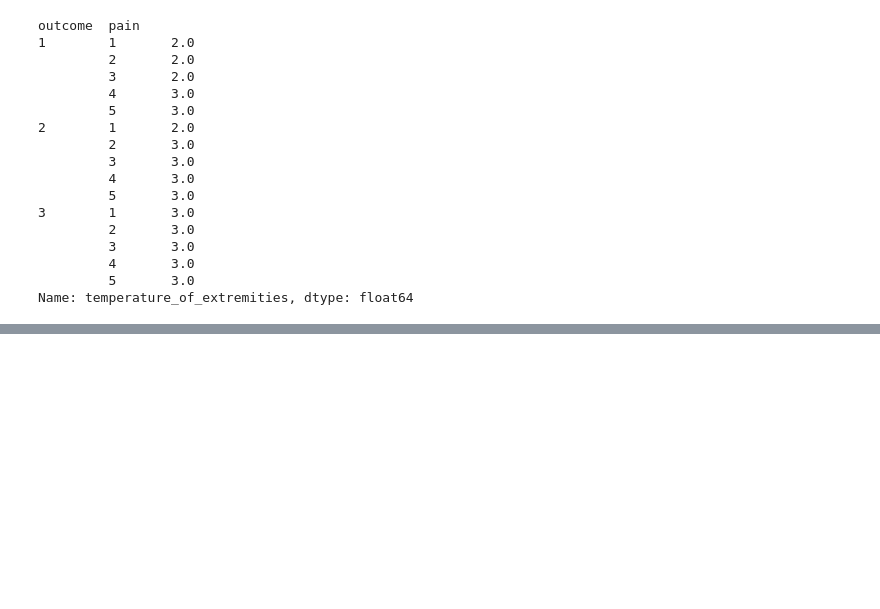
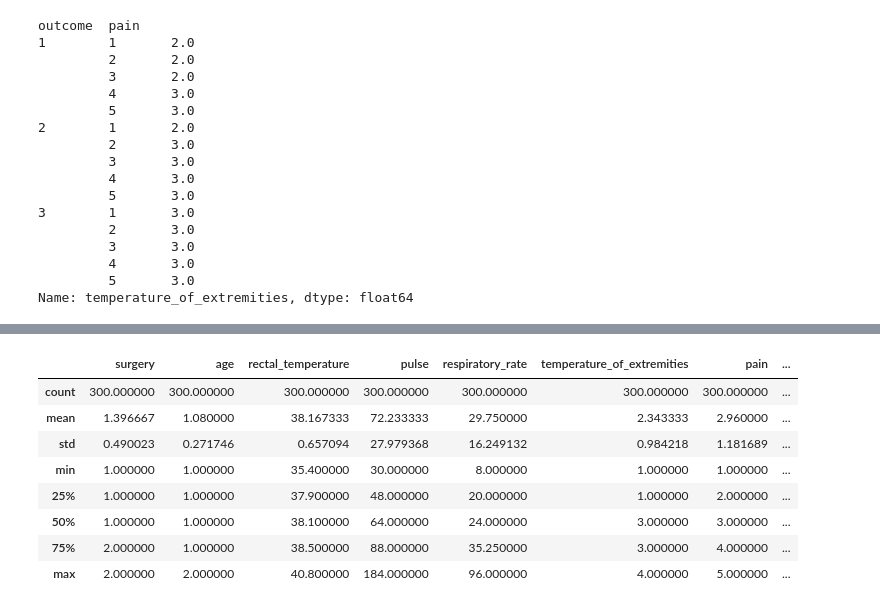
Before and after one commit to Gralex78/Home-Work-PYDA-20, a Jupyter notebook: 14_Statistics_Basic/HW_#14.ipynb, the cells around one changed output, grey strips where cells are left out. Drawn from its saved outputs; the diff is of its cells as text; code cells hidden in the pictures; blank space fills up the shorter version.

```diff
--- a/14_Statistics_Basic/HW_#14.ipynb
+++ b/14_Statistics_Basic/HW_#14.ipynb
@@ -441,9 +442,9 @@ print(horse_data['surgery'].unique())
 [2, 1]
 Length: 2, dtype: Int64
 # %%
-horse_data['outcome'].fillna(horse_data['outcome'].mode()[0], inplace=True)
-print(horse_data['outcome'].isna().sum())
-print(horse_data['outcome'].unique())
+horse_data_fill['outcome'].fillna(horse_data_fill['outcome'].mode()[0], inplace=True)
+print(horse_data_fill['outcome'].isna().sum())
+print(horse_data_fill['outcome'].unique())
 # %% [output]
 0
 <IntegerArray>
@@ -530,9 +531,9 @@ Name: pain, dtype: float64
 # %% [markdown]
 Из анализа заполнения пропусков медианой или модой (заполнение ср. арифм-м не рассматривается, потому что не получится категории в значении целого числа) видно, что значения стандартного отклонения и среднего арифм.-го - одинаково. Поэтому заполняем данный столбец, медианой.
 # %%
-horse_data['pain'].fillna(horse_data['pain'].mode()[0], inplace=True)
-print(horse_data['pain'].isna().sum())
-print(horse_data['pain'].unique())
+horse_data_fill['pain'].fillna(horse_data_fill['pain'].mode()[0], inplace=True)
+print(horse_data_fill['pain'].isna().sum())
+print(horse_data_fill['pain'].unique())
 # %% [output]
 0
 <IntegerArray>
@@ -561,8 +562,8 @@ memory usage: 19.8 KB
 
 В данных столбцах есть выбросы, которые мы оставляем. Соответственно заполняем пропуски в этих столбцах медианами в разрезе категориальных признаков.
 # %%
-horse_data['rectal_temperature'].fillna(horse_data.groupby(['surgery', 'age'])['rectal_temperature'].transform('median'), inplace=True)
-horse_data['pulse'].fillna(horse_data.groupby(['pain', 'age'])['pulse'].transform('median'), inplace=True)
-horse_data['temperature_of_extremities'].fillna(horse_data.groupby(['age', 'outcome'])['temperature_of_extremities'].transform('median'), inplace=True)
-horse_data['respiratory_rate'].fillna(horse_data.groupby(['outcome', 'age'])['respiratory_rate'].transform('median'), inplace=True)
+horse_data_fill['rectal_temperature'].fillna(horse_data_fill.groupby(['surgery', 'age'])['rectal_temperature'].transform('median'), inplace=True)
+horse_data_fill['pulse'].fillna(horse_data_fill.groupby(['pain', 'age'])['pulse'].transform('median'), inplace=True)
+horse_data_fill['temperature_of_extremities'].fillna(horse_data_fill.groupby(['age', 'outcome'])['temperature_of_extremities'].transform('median'), inplace=True)
+horse_data_fill['respiratory_rate'].fillna(horse_data_fill.groupby(['outcome', 'age'])['respiratory_rate'].transform('median'), inplace=True)
 # %%
@@ -584,5 +585,5 @@ Data columns (total 8 columns):
 dtypes: Int64(3), float64(4), int64(1)
 memory usage: 19.8 KB
 # %%
-horse_data['respiratory_rate'].fillna(horse_data['respiratory_rate'].median(), inplace=True)
+horse_data_fill['respiratory_rate'].fillna(horse_data_fill['respiratory_rate'].median(), inplace=True)
 # %%
@@ -798,0 +814,12 @@ Name: temperature_of_extremities, dtype: float64
+# %%
+horse_data_fill.describe()
+# %% [output]
+|  | surgery | age | rectal_temperature | pulse | respiratory_rate | temperature_of_extremities | pain | ... |
+| count | 300.000000 | 300.000000 | 300.000000 | 300.000000 | 300.000000 | 300.000000 | 300.000000 | ... |
+| mean | 1.396667 | 1.080000 | 38.167333 | 72.233333 | 29.750000 | 2.343333 | 2.960000 | ... |
+| std | 0.490023 | 0.271746 | 0.657094 | 27.979368 | 16.249132 | 0.984218 | 1.181689 | ... |
+| min | 1.000000 | 1.000000 | 35.400000 | 30.000000 | 8.000000 | 1.000000 | 1.000000 | ... |
+| 25% | 1.000000 | 1.000000 | 37.900000 | 48.000000 | 20.000000 | 1.000000 | 2.000000 | ... |
+| 50% | 1.000000 | 1.000000 | 38.100000 | 64.000000 | 24.000000 | 3.000000 | 3.000000 | ... |
+| 75% | 2.000000 | 1.000000 | 38.500000 | 88.000000 | 35.250000 | 3.000000 | 4.000000 | ... |
+| max | 2.000000 | 2.000000 | 40.800000 | 184.000000 | 96.000000 | 4.000000 | 5.000000 | ... |
```
Also changed, not shown: parts of 28 cells of this notebook.
